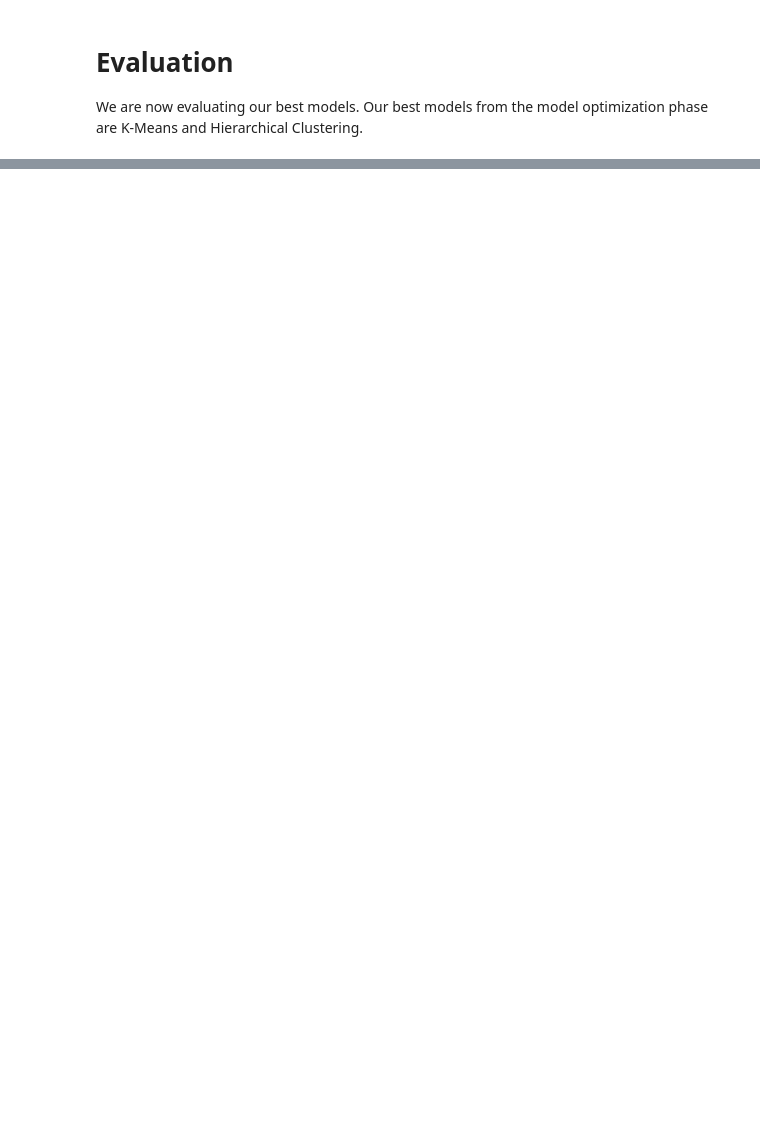
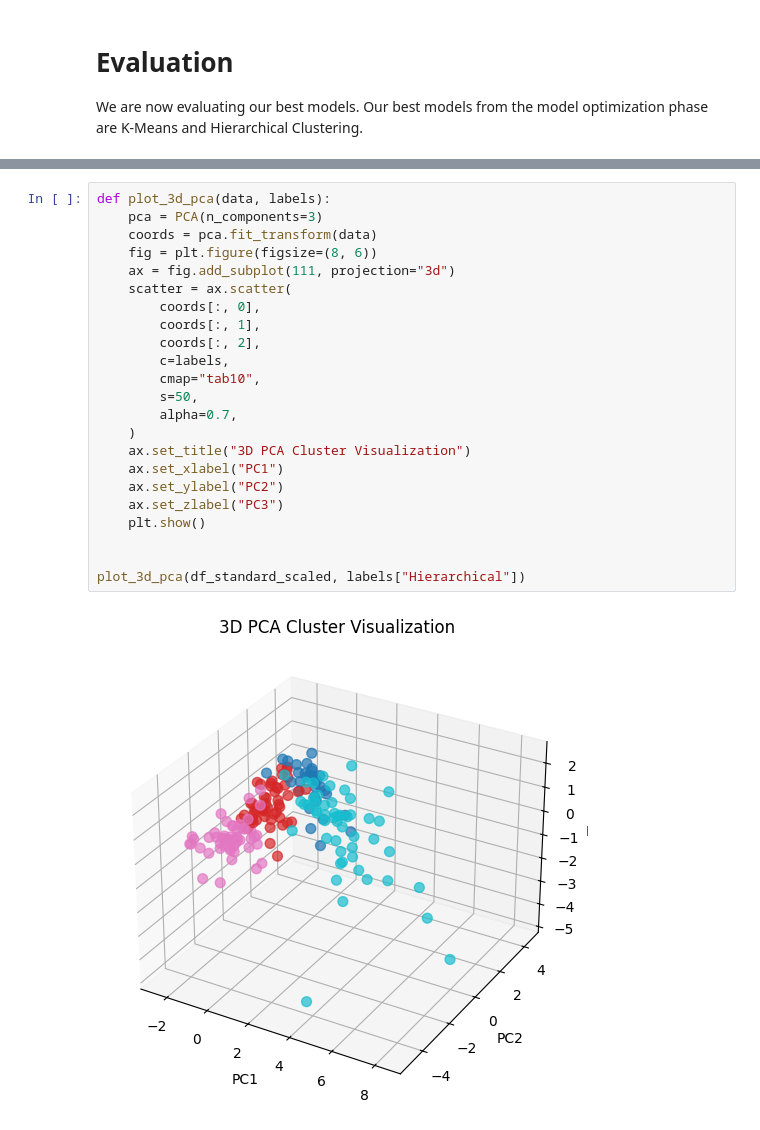
Before and after one commit to lukasbals/tomorrow-university, a Jupyter notebook: 12_clustering/clustering-project/notebooks/05_evaluation.ipynb, the cells around one changed output, grey strips where cells are left out. Saved outputs shown, nothing was run; the diff lists cells and outputs as text; blank space fills up the shorter version.

Commit message:
feat: visualize clusters

```diff
--- a/12_clustering/clustering-project/notebooks/05_evaluation.ipynb
+++ b/12_clustering/clustering-project/notebooks/05_evaluation.ipynb
@@ -203,0 +395,25 @@ Stability assessment: ✅ Highly stable
+# %%
+def plot_3d_pca(data, labels):
+    pca = PCA(n_components=3)
+    coords = pca.fit_transform(data)
+    fig = plt.figure(figsize=(8, 6))
+    ax = fig.add_subplot(111, projection="3d")
+    scatter = ax.scatter(
+        coords[:, 0],
+        coords[:, 1],
+        coords[:, 2],
+        c=labels,
+        cmap="tab10",
+        s=50,
+        alpha=0.7,
+    )
+    ax.set_title("3D PCA Cluster Visualization")
+    ax.set_xlabel("PC1")
+    ax.set_ylabel("PC2")
+    ax.set_zlabel("PC3")
+    plt.show()
+
+
+plot_3d_pca(df_standard_scaled, labels["Hierarchical"])
+# %% [output]
+[figure, added]
```
Also changed, not shown: parts of 4 cells of this notebook.
